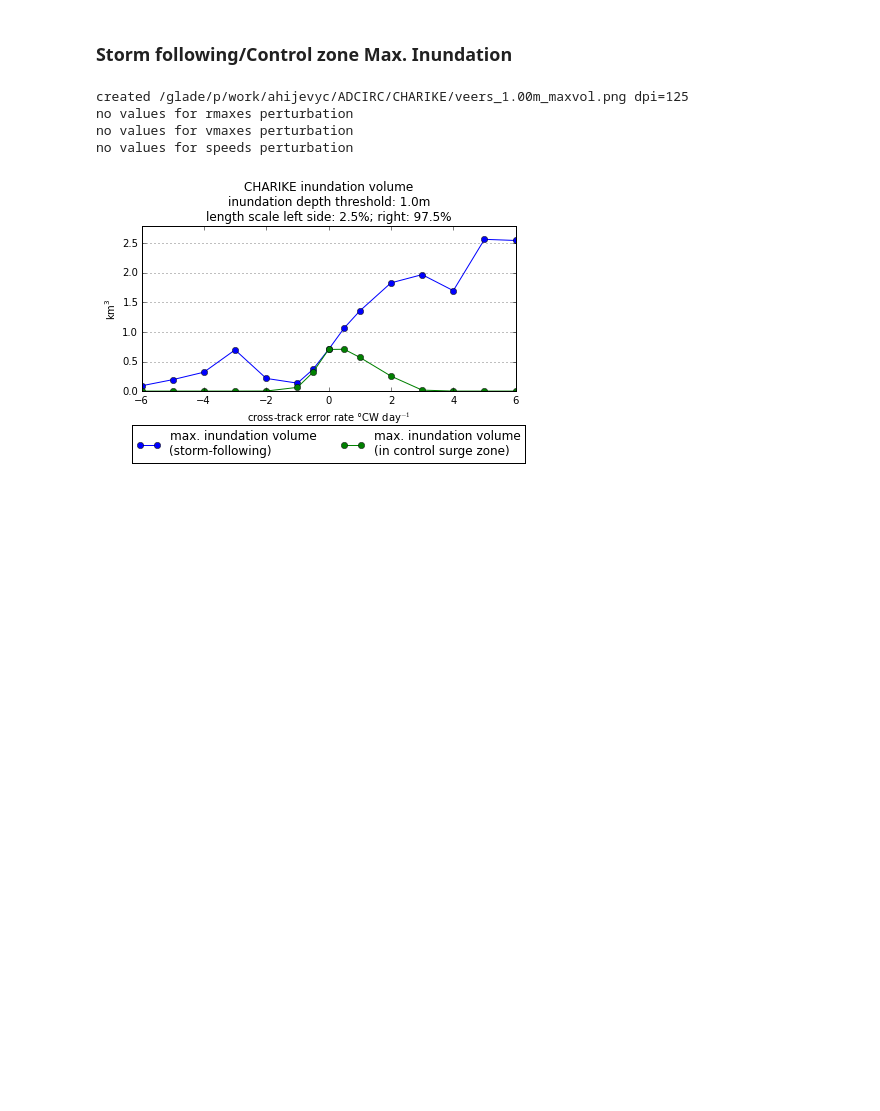
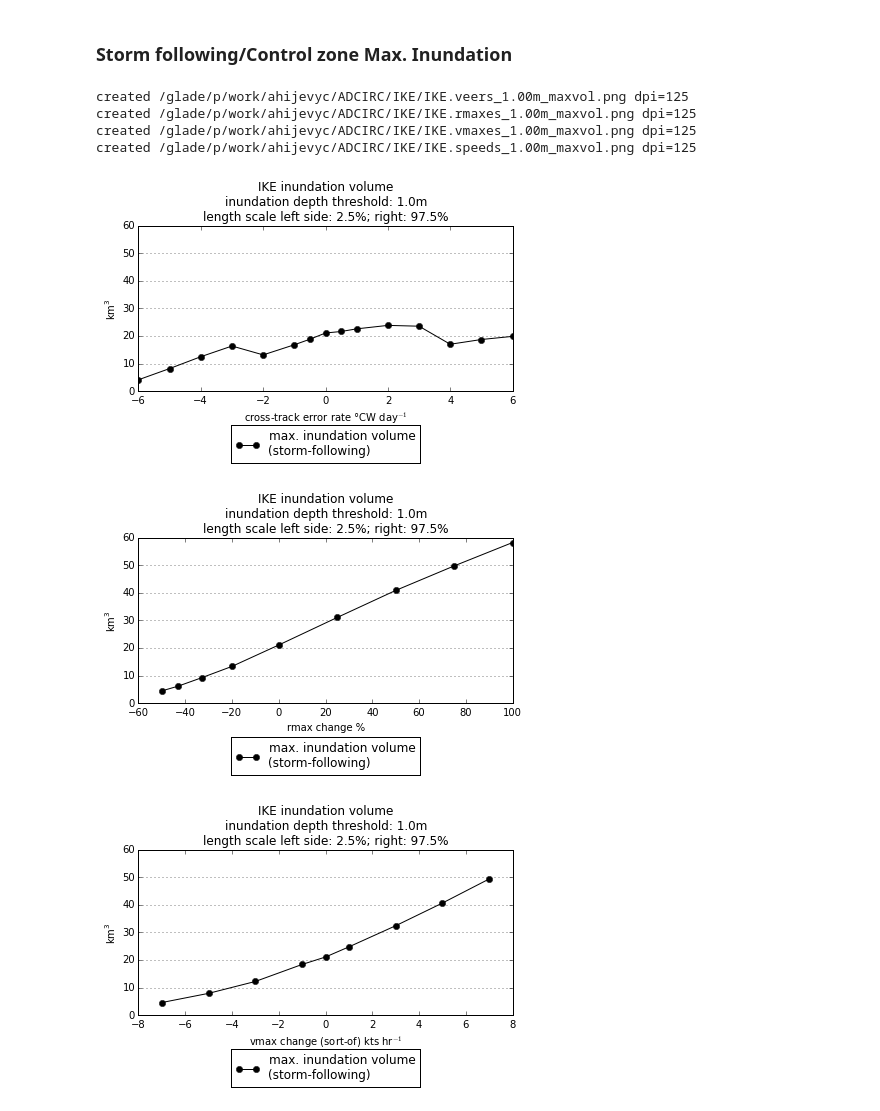
Before and after one commit to ahijevyc/ADCIRC, a Jupyter notebook: CHARIKE.ipynb, the cells around one changed output. Cells and saved outputs as stored; diff of their text form; code cells hidden in the pictures; blank space fills up the shorter version.

```diff
--- a/CHARIKE.ipynb
+++ b/CHARIKE.ipynb
@@ -514,5 +534,6 @@ for perturbation in [veers, vmaxes, rmaxes, speeds]:
     ax.yaxis.grid()
     legend = plt.legend(loc='best')
     plt.xlabel(perturbation.xlabel)
-    status = mysavfig(perturbation.storm.basedir+perturbation.name+'_'+perturbation.Ithresh+'_length_scale.png',dpi=225)
+    plt.axvline(x=0, linestyle='dashed', color='black')
+    status = mysavfig(perturbation.storm.basedir+perturbation.storm.name+'.'+perturbation.name+'_'+perturbation.Ithresh+'_length_scale.png',dpi=225)
 # %% [output]
@@ -539,5 +560,6 @@ for perturbation in [veers, vmaxes, rmaxes, speeds]:
     if perturbation.storm.name == 'IKE': ax.set_ylim(0,18000)
     legend = plt.legend(loc='best')
     plt.xlabel(perturbation.xlabel)
-    status = mysavfig(perturbation.storm.basedir+perturbation.name+'_'+perturbation.Ithresh+'_area.png',dpi=225)
+    plt.axvline(x=0, linestyle='dashed', color='black')
+    status = mysavfig(perturbation.storm.basedir+perturbation.storm.name+'.'+perturbation.name+'_'+perturbation.Ithresh+'_area.png',dpi=225)
 # %% [output]
@@ -563,5 +585,6 @@ for perturbation in [veers, vmaxes, rmaxes, speeds]:
     ax.set_ylim(1.2,3.8)
     legend = plt.legend(loc='best')
     plt.xlabel(perturbation.xlabel)
-    status = mysavfig(perturbation.storm.basedir+perturbation.name+'_'+perturbation.Ithresh+'_depth.png',dpi=225)
+    plt.axvline(x=0, linestyle='dashed', color='black')
+    status = mysavfig(perturbation.storm.basedir+perturbation.storm.name+'.'+perturbation.name+'_'+perturbation.Ithresh+'_depth.png',dpi=225)
 # %% [output]
@@ -605,6 +628,7 @@ for perturbation in [veers, vmaxes, rmaxes, speeds]:
     r2p, = plt.plot(perturbation.values,r2,label='$\mathregular{r^2}$',marker='o')
     # biasp, = plt.plot(perturbation.values,bias,label='multiplic. bias',marker='o')
     ax.set_xlabel(perturbation.xlabel)
+    plt.axvline(x=0, linestyle='dashed', color='black')
     ax.yaxis.grid()
     ax.set_ylim(0,1.2)
     ax.set_ylabel('correlation coeff squared ($\mathregular{r^2}$)')
@@ -628,28 +652,30 @@ no values for speeds perturbation
 # %%
 for perturbation in [veers, rmaxes, vmaxes, speeds]:
     if len(perturbation.values) == 0:
         print "no values for "+perturbation.name+" perturbation"
         continue
 
     fig, ax = plt.subplots()
     plt.tight_layout(rect=(0.025,0.19,1,0.9))
 
-    ax.plot(perturbation.values,perturbation.max_vol, marker='o',label='max. inundation volume\n(storm-following)')
-    ax.plot(perturbation.values,perturbation.max_vol_in_ctrl, marker='o',label='max. inundation volume\n(in control surge zone)')
+    ax.plot(perturbation.values,perturbation.max_vol, color='black', marker='o',label='max. inundation volume\n(storm-following)')
+    #ax.plot(perturbation.values,perturbation.max_vol_in_ctrl, marker='o',label='max. inundation volume\n(in control surge zone)')
     plt.ylabel('$\mathregular{km^3}$')
     plt.title(perturbation.title)
     ax.set_xlabel(perturbation.xlabel)
     ax.yaxis.grid()
     ax.set_ylim(0,2.8)
     if perturbation.storm.name == 'IKE': ax.set_ylim(0,60.)
 
     # put legend to the right of the current axis
     plt.legend(loc='upper center', bbox_to_anchor=(0.5,-0.17), ncol=2)
 
-    status = mysavfig(perturbation.storm.basedir+perturbation.name+'_'+perturbation.Ithresh+'_maxvol.png')
+    status = mysavfig(perturbation.storm.basedir+perturbation.storm.name+'.'+perturbation.name+'_'+perturbation.Ithresh+'_maxvol.png')
 # %% [output]
-created /glade/p/work/ahijevyc/ADCIRC/CHARIKE/veers_1.00m_maxvol.png dpi=125
-no values for rmaxes perturbation
-no values for vmaxes perturbation
-no values for speeds perturbation
+created /glade/p/work/ahijevyc/ADCIRC/IKE/IKE.veers_1.00m_maxvol.png dpi=125
+created /glade/p/work/ahijevyc/ADCIRC/IKE/IKE.rmaxes_1.00m_maxvol.png dpi=125
+created /glade/p/work/ahijevyc/ADCIRC/IKE/IKE.vmaxes_1.00m_maxvol.png dpi=125
+created /glade/p/work/ahijevyc/ADCIRC/IKE/IKE.speeds_1.00m_maxvol.png dpi=125
-[figure, old version]
+[figure, new version]
+[figure, added]
+[figure, added]
```
Also changed, not shown: parts of 13 cells of this notebook.
